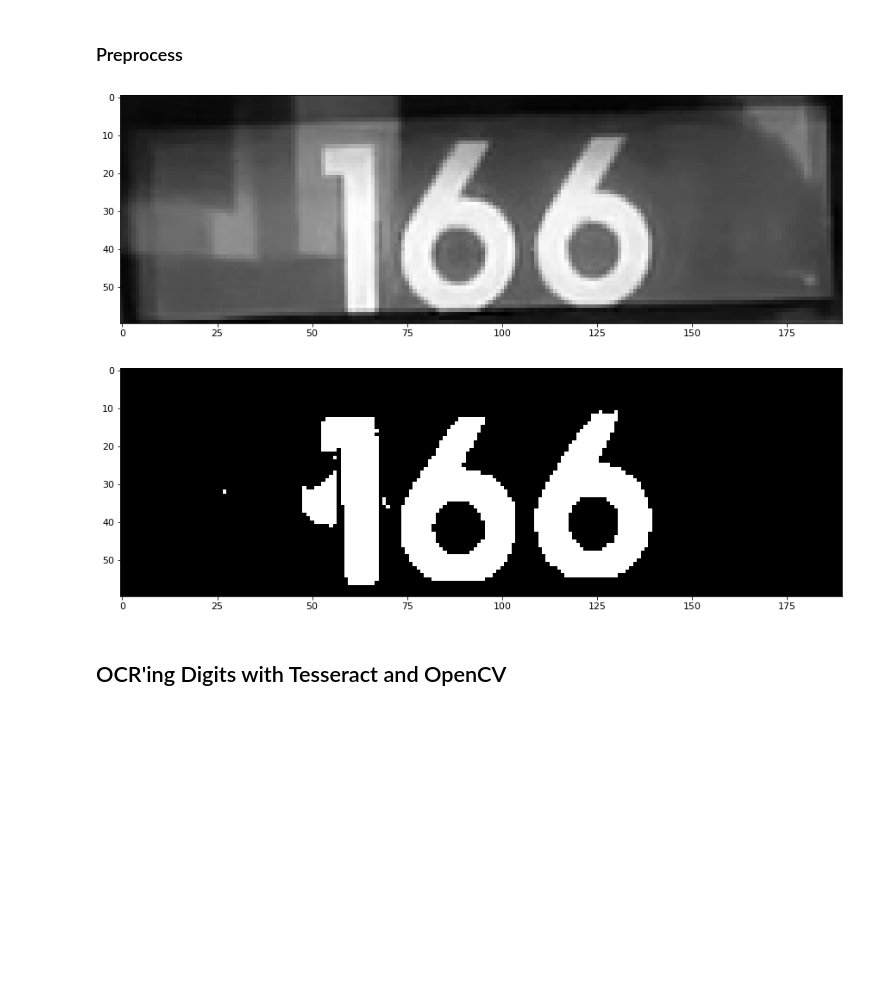
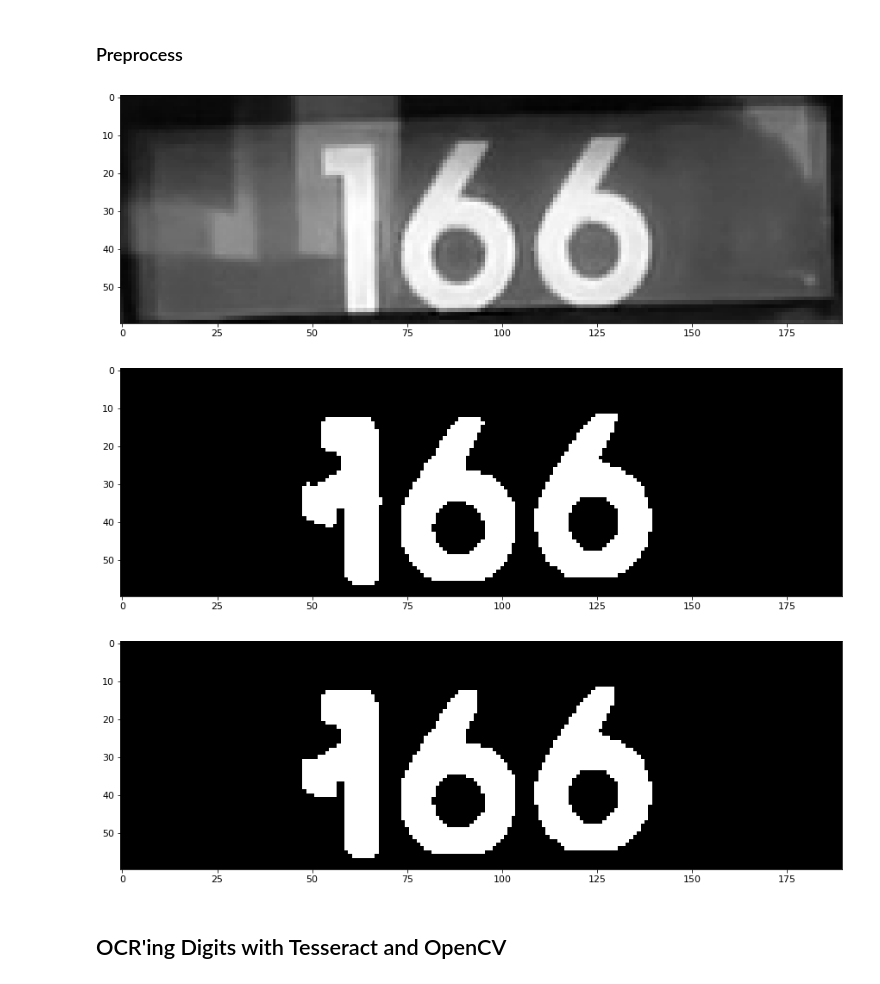
Before and after one commit to crushedmonster/Detection_of_Bus_Number_in_Bus_Panel, a Jupyter notebook: codes/03_OCR_Pipeline.ipynb, the cells around one changed output. Drawn from its saved outputs; the diff is of its cells as text; code cells hidden in the pictures; blank space fills up the shorter version.

```diff
--- a/codes/03_OCR_Pipeline.ipynb
+++ b/codes/03_OCR_Pipeline.ipynb
@@ -99,20 +101,35 @@ def show_pic(img):
 # define helper functions to preprocess the ROI
 # get grayscale image
 def get_grayscale(image):
-    return cv2.cvtColor(image, cv2.COLOR_BGR2GRAY)
+    gray = cv2.cvtColor(image, cv2.COLOR_BGR2GRAY)
+    return gray
 
-#thresholding
+# noise removal
+def remove_noise(image):
+    return cv2.medianBlur(image,3)
+
+# thresholding
 def thresholding(image):
-    return cv2.threshold(image, 0, 255, cv2.THRESH_BINARY + cv2.THRESH_OTSU)[1]
+    thresh = cv2.threshold(image, 0, 255, cv2.THRESH_BINARY + cv2.THRESH_OTSU)[1]
+    return thresh
+
+# opening - erosion followed by dilation
+def opening(image):
+    kernel = np.ones((5,5),np.uint8)
+    return cv2.morphologyEx(image, cv2.MORPH_OPEN, kernel)
 # %%
 gray = get_grayscale(roi)
-thresh = thresholding(gray)
+remove_noise = remove_noise(gray)
+thresh = thresholding(remove_noise)
+opening = opening(thresh)
 # %%
 show_pic(gray)
 show_pic(thresh)
+show_pic(opening)
 # %% [output]
 [figure]
-[figure, old version]
+[figure, new version]
+[figure, added]
 # %% [markdown]
 ## OCR'ing Digits with Tesseract and OpenCV
 # %%
```
Also changed, not shown: parts of 6 cells of this notebook, 2 other files.
